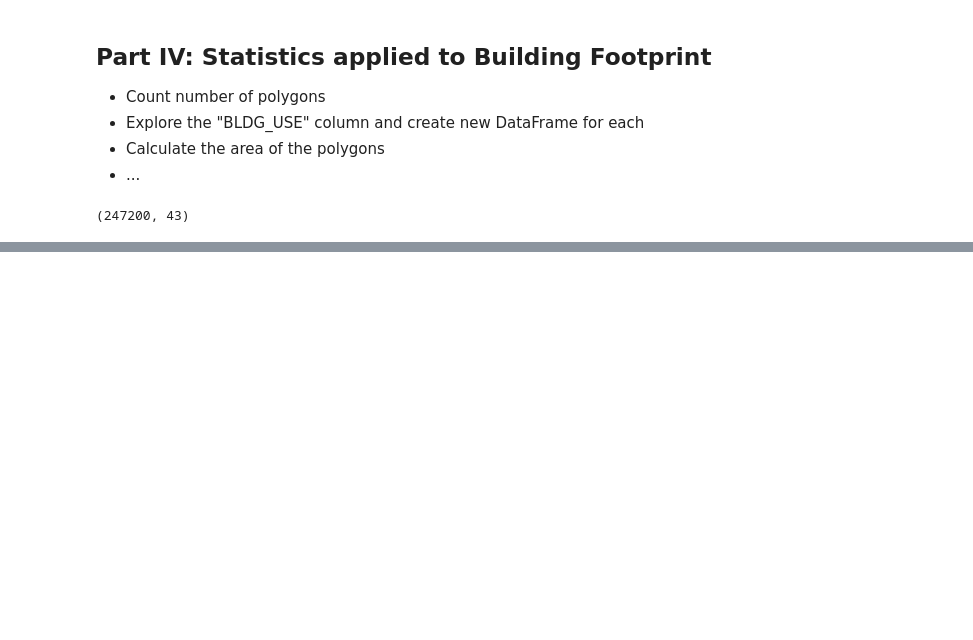
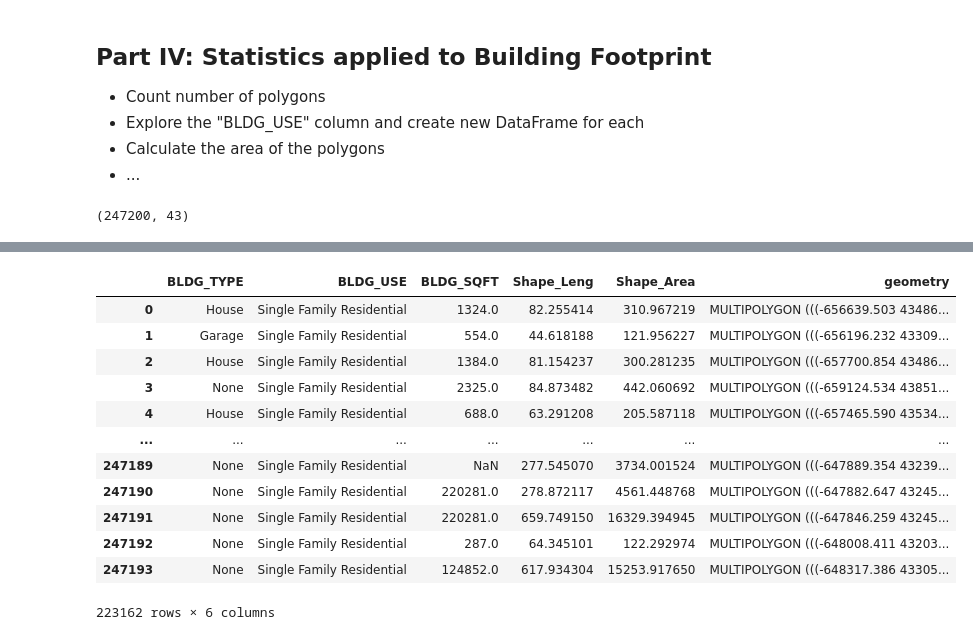
Before and after one commit to UW-GDA/landslide_exposure_portland, a Jupyter notebook: final_project.ipynb, the cells around one changed output, grey strips where cells are left out. Drawn from its saved outputs; the diff is of its cells as text; code cells hidden in the pictures; blank space fills up the shorter version.

```diff
--- a/final_project.ipynb
+++ b/final_project.ipynb
@@ -372,0 +441,19 @@ b_rp['BLDG_TYPE'].value_counts()
+# %%
+# Reducing data to Building Type (BLDG_TYPE), Reported SQFT (BLDG_SQFT), and geometry feature
+# b: building; sinfam: Single Family; r: reduced
+b_sinfam_r = b_sinfam[['BLDG_TYPE', 'BLDG_USE', 'BLDG_SQFT', 'Shape_Leng', 'Shape_Area', 'geometry']].copy()
+b_sinfam_r
+# %% [output]
+|  | BLDG_TYPE | BLDG_USE | BLDG_SQFT | Shape_Leng | Shape_Area | geometry |
+| 0 | House | Single Family Residential | 1324.0 | 82.255414 | 310.967219 | MULTIPOLYGON (((-656639.503 43486... |
+| 1 | Garage | Single Family Residential | 554.0 | 44.618188 | 121.956227 | MULTIPOLYGON (((-656196.232 43309... |
+| 2 | House | Single Family Residential | 1384.0 | 81.154237 | 300.281235 | MULTIPOLYGON (((-657700.854 43486... |
+| 3 | None | Single Family Residential | 2325.0 | 84.873482 | 442.060692 | MULTIPOLYGON (((-659124.534 43851... |
+| 4 | House | Single Family Residential | 688.0 | 63.291208 | 205.587118 | MULTIPOLYGON (((-657465.590 43534... |
+| ... | ... | ... | ... | ... | ... | ... |
+| 247189 | None | Single Family Residential | NaN | 277.545070 | 3734.001524 | MULTIPOLYGON (((-647889.354 43239... |
+| 247190 | None | Single Family Residential | 220281.0 | 278.872117 | 4561.448768 | MULTIPOLYGON (((-647882.647 43245... |
+| 247191 | None | Single Family Residential | 220281.0 | 659.749150 | 16329.394945 | MULTIPOLYGON (((-647846.259 43245... |
+| 247192 | None | Single Family Residential | 287.0 | 64.345101 | 122.292974 | MULTIPOLYGON (((-648008.411 43203... |
+| 247193 | None | Single Family Residential | 124852.0 | 617.934304 | 15253.917650 | MULTIPOLYGON (((-648317.386 43305... |
+223162 rows × 6 columns
```
Also changed, not shown: parts of 37 cells of this notebook.
